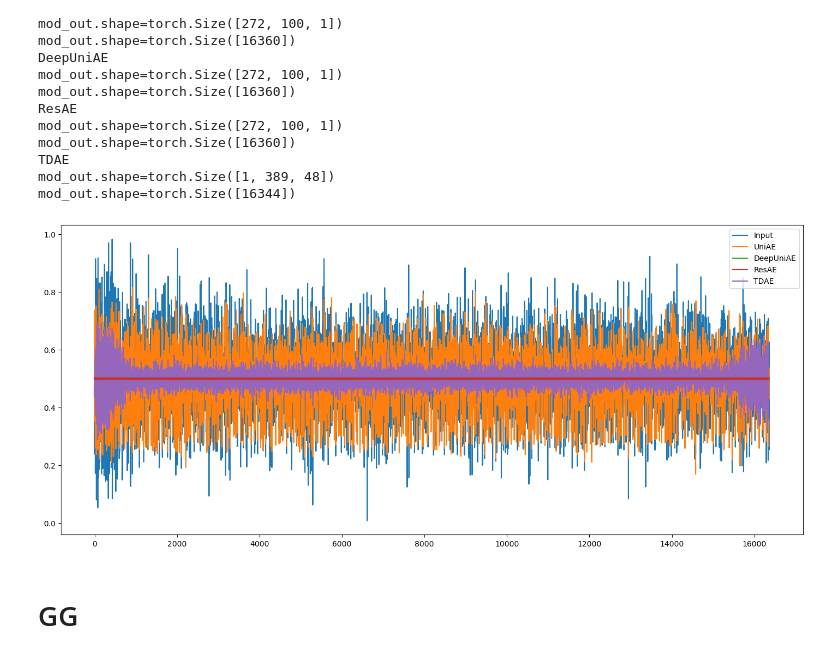
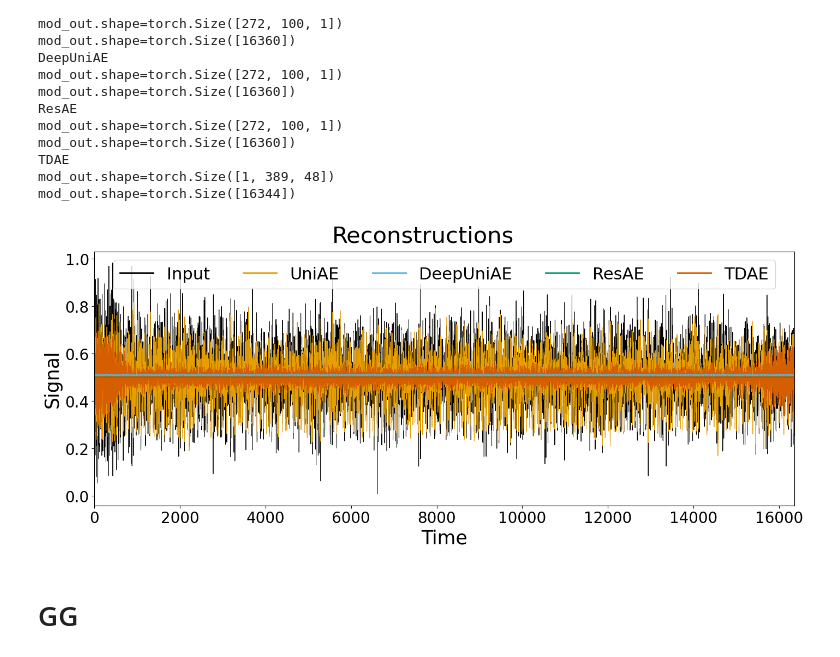
Before and after one commit to GioMai24/Autoencoder-for-GW-Detection, a Jupyter notebook: model_inspector.ipynb, the cells around one changed output. Drawn from its saved outputs; the diff is of its cells as text; code cells hidden in the pictures.

Commit message:
Final reconstructions?

```diff
--- a/model_inspector.ipynb
+++ b/model_inspector.ipynb
@@ -39,18 +39,16 @@ clip 3.9336641849119425
 # %% [markdown]
 # Losses
 # %%
-eph = Path("/mnt/eph")
 train = {}
 val = {}
 models = ['UniAE', 'DeepUniAE', 'ResAE']
-C = ['k', '#E69F00', '#56B4E9', '#009E73']
-# C = ['#648FFF', '#785EF0', '#DC267F', '#FE6100']
+C = ['#E69F00', '#56B4E9', '#009E73', "#D55E00"]
 
-for loss, model in zip(['uni_feat_model_stuff/trial_20/losses_255.pickle',
-    'deepsea_optune/trial_6/losses_60.pickle',
-    'resae_optuning/training/losses_60.pickle'
+for loss, model in zip(['/mnt/eph/uni_feat_model_stuff/trial_20/losses_255.pickle',
+    '/mnt/eph/deepsea_optune/trial_6/losses_60.pickle',
+    '/mnt/eph/resae_optuning/training/losses_60.pickle'
              ], models):
-    with (eph / loss).open('rb') as fin: losses = pickle.load(fin)
+    with open(loss, 'rb') as fin: losses = pickle.load(fin)
     train[model] = losses['train']
     val[model] = losses['val']
 
@@ -75,7 +73,8 @@ ax.set_xlabel('Epoch', fontsize=25)
 ax.set_ylabel('MSE', fontsize=25)
 ax.tick_params(labelsize=20)
 ax.grid(which='both', axis='y')
-ax.legend(fontsize=23)
+leg = ax.legend(fontsize=23)
+for line in leg.get_lines(): line.set_linewidth(2)
 # plt.savefig('/mnt/eph/report_figures/losses.pdf')  ######### DANGER ZONE #########
 plt.show()
 # %% [output]
@@ -222,11 +221,10 @@ print(sample_multi.shape)
 del test_loader_uni, test_loader_multi
 
 
-# TODO: add colors ['k', '#E69F00', '#56B4E9', '#009E73'] as dict items for each net
-out = {'UniAE': {'zorder': 2.01},
-       'DeepUniAE': {'zorder': 2.03},
-       'ResAE': {'zorder': 2.04},
-       'TDAE': {'zorder': 2.02}
+out = {'UniAE': {'zorder': 2.01, 'C': '#E69F00'},
+       'DeepUniAE': {'zorder': 2.03, 'C': '#56B4E9'},
+       'ResAE': {'zorder': 2.04, 'C': '#009E73'},
+       'TDAE': {'zorder': 2.02, 'C': '#D55E00'}
       }
 for key, item in runs.items():
     print(key)
@@ -265,12 +266,23 @@ mod_out.shape=torch.Size([16344])
 # %%
+inp = torch.hstack([sample_uni[0, :, 0]] + [sample_uni[i, -win_stride_uni:, 0] for i in range(1, sample_uni.shape[0])]).to('cpu')
+
 fig, ax = plt.subplots(figsize=(14, 6), layout='constrained')
-ax.plot(torch.hstack([sample_uni[0, :, 0]] + [sample_uni[i, -win_stride_uni:, 0] for i in range(1, sample_uni.shape[0])]).to('cpu'), label='Input')
+fig.suptitle('Reconstructions', fontsize=30)
+
+ax.plot(inp, c='k', lw=.7, label='Input')
 for key, item in out.items():
-    ax.plot(item['rec'], c=item['c'] label=key, zorder=item['zorder'])
-ax.legend()
+    ax.plot(item['rec'], c=item['C'], lw=.7, label=key, zorder=item['zorder'])
+
+ax.set_xlim(0, len(inp))
+leg = ax.legend(loc='upper center', ncols=5, fontsize=22, markerscale=3)
+for line in leg.get_lines(): line.set_linewidth(2)
+ax.set_xlabel('Time', fontsize=25)
+ax.set_ylabel('Signal', fontsize=25)
+ax.tick_params(labelsize=20)
+# plt.savefig('/mnt/eph/report_figures/reconstructions.pdf')  ######### DANGER ZONE #########
 plt.show()
 # %% [output]
-[figure, old version]
+[figure, new version]
 # %% [markdown]
 # GG
 # %%
```
Also changed, not shown: parts of 2 cells of this notebook.
